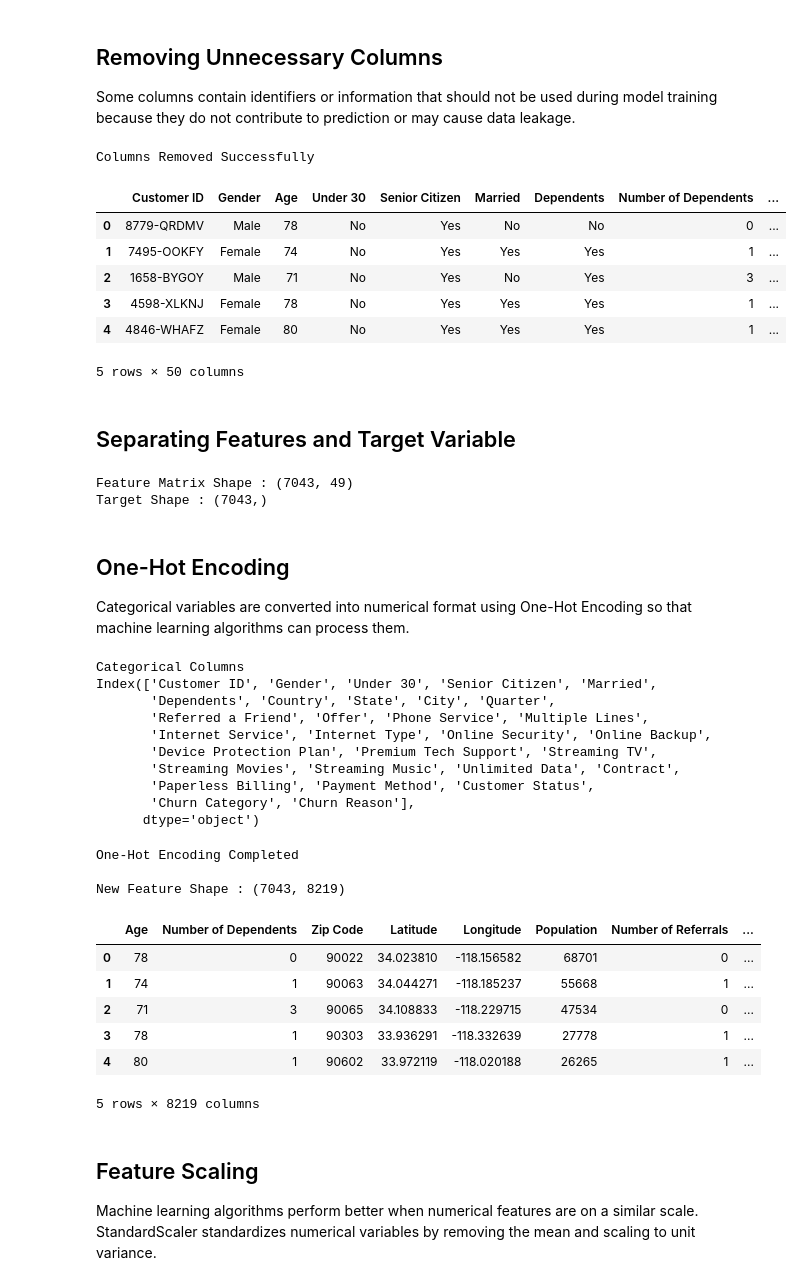
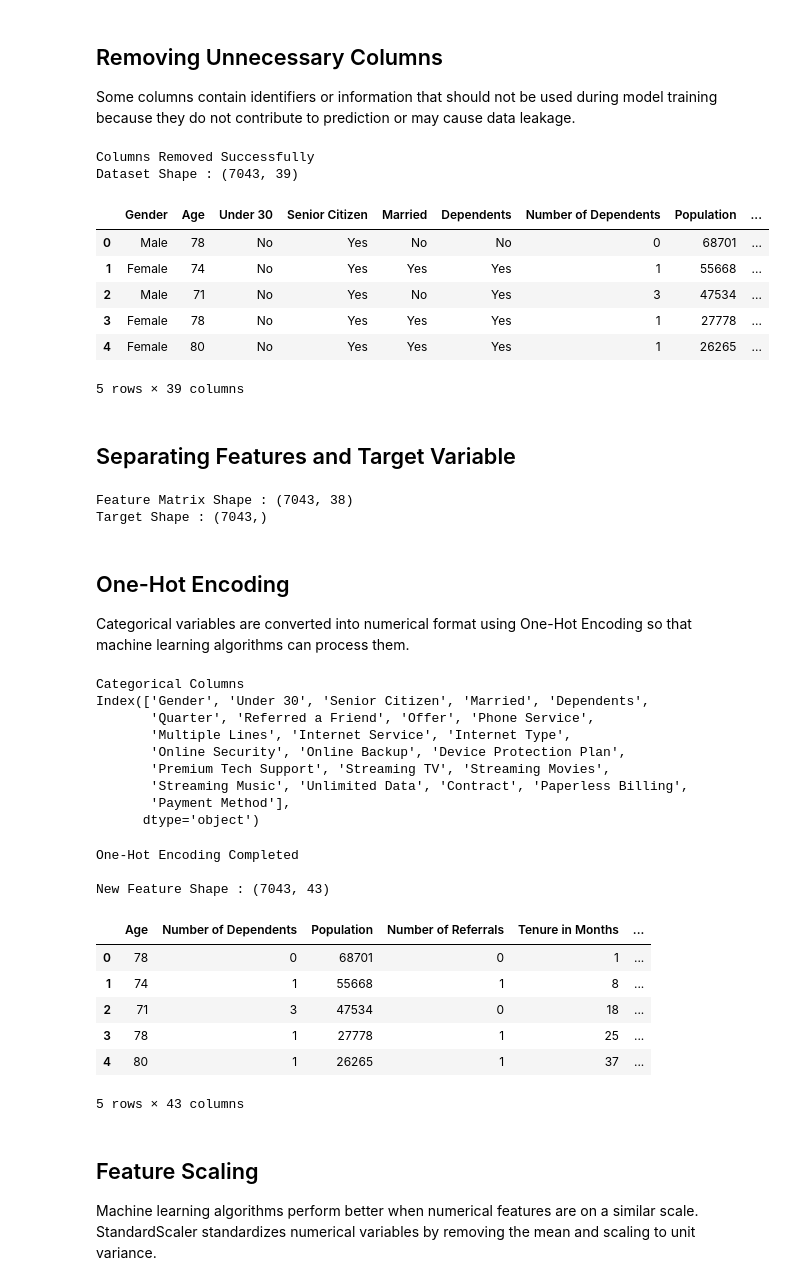
Before and after one commit to nidhi-yadav20799/ChurnShield-Customer-Churn-Prediction-Dashboard, a Jupyter notebook: notebooks/03_Feature_Engineering.ipynb, the cells around one changed output. Saved outputs shown, nothing was run; the diff lists cells and outputs as text; code cells hidden in the pictures.

```diff
--- a/notebooks/03_Feature_Engineering.ipynb
+++ b/notebooks/03_Feature_Engineering.ipynb
@@ -72,38 +72,43 @@ Name: count, dtype: int64
 Some columns contain identifiers or information that should not be used during model training because they do not contribute to prediction or may cause data leakage.
 # %%
 # =====================================================
-# Remove Identifier Columns
+# Remove Identifier and Target Leakage Columns
 # =====================================================
 
 drop_columns = [
 
     "Customer ID",
     "Country",
     "State",
     "City",
     "Zip Code",
     "Latitude",
     "Longitude",
 
-    # Target Leakage Columns
     "Customer Status",
     "Churn Category",
     "Churn Reason",
     "Churn Score"
 
 ]
+
+df = df.drop(columns=drop_columns)
+
 print("Columns Removed Successfully")
 
+print("Dataset Shape :", df.shape)
+
 df.head()
 # %% [output]
 Columns Removed Successfully
+Dataset Shape : (7043, 39)
-|  | Customer ID | Gender | Age | Under 30 | Senior Citizen | Married | Dependents | Number of Dependents | ... |
-| 0 | 8779-QRDMV | Male | 78 | No | Yes | No | No | 0 | ... |
-| 1 | 7495-OOKFY | Female | 74 | No | Yes | Yes | Yes | 1 | ... |
-| 2 | 1658-BYGOY | Male | 71 | No | Yes | No | Yes | 3 | ... |
-| 3 | 4598-XLKNJ | Female | 78 | No | Yes | Yes | Yes | 1 | ... |
-| 4 | 4846-WHAFZ | Female | 80 | No | Yes | Yes | Yes | 1 | ... |
+|  | Gender | Age | Under 30 | Senior Citizen | Married | Dependents | Number of Dependents | Population | ... |
+| 0 | Male | 78 | No | Yes | No | No | 0 | 68701 | ... |
+| 1 | Female | 74 | No | Yes | Yes | Yes | 1 | 55668 | ... |
+| 2 | Male | 71 | No | Yes | No | Yes | 3 | 47534 | ... |
+| 3 | Female | 78 | No | Yes | Yes | Yes | 1 | 27778 | ... |
+| 4 | Female | 80 | No | Yes | Yes | Yes | 1 | 26265 | ... |
-5 rows × 50 columns
+5 rows × 39 columns
 # %% [markdown]
 ## Separating Features and Target Variable
 # %%
@@ -118,7 +123,7 @@ y = df["Churn Label"]
 print("Feature Matrix Shape :", X.shape)
 print("Target Shape :", y.shape)
 # %% [output]
-Feature Matrix Shape : (7043, 49)
+Feature Matrix Shape : (7043, 38)
 Target Shape : (7043,)
 # %% [markdown]
 ## One-Hot Encoding
@@ -136,14 +141,13 @@ print("Categorical Columns")
 print(categorical_columns)
 # %% [output]
 Categorical Columns
-Index(['Customer ID', 'Gender', 'Under 30', 'Senior Citizen', 'Married',
-       'Dependents', 'Country', 'State', 'City', 'Quarter',
-       'Referred a Friend', 'Offer', 'Phone Service', 'Multiple Lines',
-       'Internet Service', 'Internet Type', 'Online Security', 'Online Backup',
-       'Device Protection Plan', 'Premium Tech Support', 'Streaming TV',
-       'Streaming Movies', 'Streaming Music', 'Unlimited Data', 'Contract',
-       'Paperless Billing', 'Payment Method', 'Customer Status',
-       'Churn Category', 'Churn Reason'],
+Index(['Gender', 'Under 30', 'Senior Citizen', 'Married', 'Dependents',
+       'Quarter', 'Referred a Friend', 'Offer', 'Phone Service',
+       'Multiple Lines', 'Internet Service', 'Internet Type',
+       'Online Security', 'Online Backup', 'Device Protection Plan',
+       'Premium Tech Support', 'Streaming TV', 'Streaming Movies',
+       'Streaming Music', 'Unlimited Data', 'Contract', 'Paperless Billing',
+       'Payment Method'],
       dtype='object')
 # %%
 # =====================================================
@@ -165,14 +169,14 @@ X.head()
 # %% [output]
 One-Hot Encoding Completed
 
-New Feature Shape : (7043, 8219)
+New Feature Shape : (7043, 43)
-|  | Age | Number of Dependents | Zip Code | Latitude | Longitude | Population | Number of Referrals | ... |
-| 0 | 78 | 0 | 90022 | 34.023810 | -118.156582 | 68701 | 0 | ... |
-| 1 | 74 | 1 | 90063 | 34.044271 | -118.185237 | 55668 | 1 | ... |
-| 2 | 71 | 3 | 90065 | 34.108833 | -118.229715 | 47534 | 0 | ... |
-| 3 | 78 | 1 | 90303 | 33.936291 | -118.332639 | 27778 | 1 | ... |
-| 4 | 80 | 1 | 90602 | 33.972119 | -118.020188 | 26265 | 1 | ... |
+|  | Age | Number of Dependents | Population | Number of Referrals | Tenure in Months | ... |
+| 0 | 78 | 0 | 68701 | 0 | 1 | ... |
+| 1 | 74 | 1 | 55668 | 1 | 8 | ... |
+| 2 | 71 | 3 | 47534 | 0 | 18 | ... |
+| 3 | 78 | 1 | 27778 | 1 | 25 | ... |
+| 4 | 80 | 1 | 26265 | 1 | 37 | ... |
-5 rows × 8219 columns
+5 rows × 43 columns
 # %% [markdown]
 ## Feature Scaling
 
```
Also changed, not shown: parts of 6 cells of this notebook, 1 other file.
